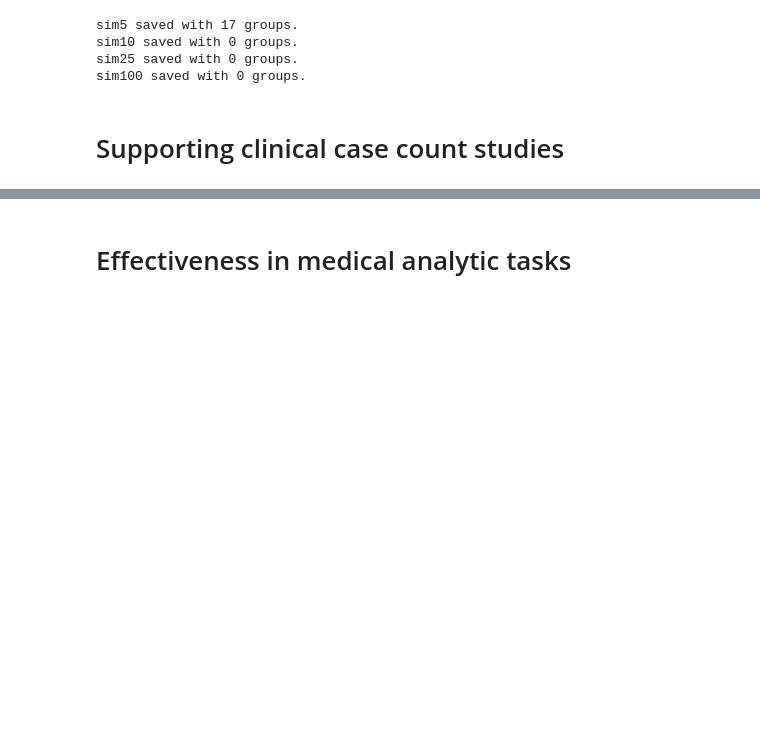
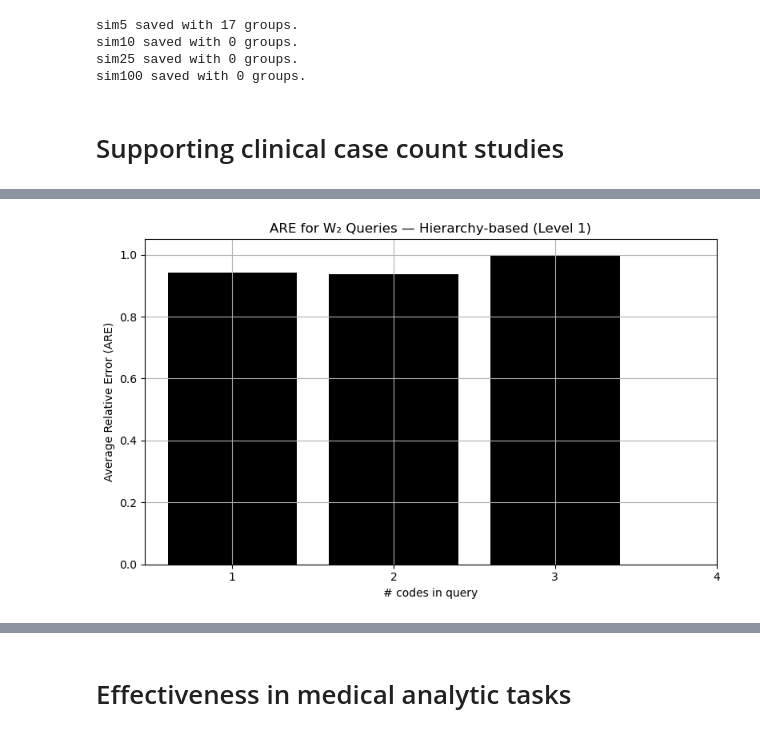
Before and after one commit to ikotsov/Disassociation-Algorithm, a Jupyter notebook: notebooks/experimental_evaluation.ipynb, the cells around one changed output, grey strips where cells are left out. Drawn from its saved outputs; the diff is of its cells as text; code cells hidden in the pictures; blank space fills up the shorter version.

Commit message:
feat: add supporting clinical case count studies

```diff
--- a/notebooks/experimental_evaluation.ipynb
+++ b/notebooks/experimental_evaluation.ipynb
@@ -363,0 +418,31 @@ sim100 saved with 0 groups.
+# %%
+from tqdm.notebook import tqdm
+
+def evaluate_are(workload_groups, records, disassoc_clusters, num_queries=50, max_query_size=4):
+    are_by_size = {size: [] for size in range(1, max_query_size+1)}
+
+    for size in range(1, max_query_size+1):
+        for _ in tqdm(range(num_queries), desc=f"Query size {size}"):
+            group = random.choice([g for g in workload_groups if len(g) >= size + 1])
+            query = random.sample(group, size)
+            full_query = query + [random.choice(group)]
+
+            true_count = count_matches(records, full_query)
+
+            lower, upper = 0, 0
+            for cluster in disassoc_clusters:
+                l, u = get_disassoc_bounds(cluster, full_query)
+                lower += l
+                upper += u
+
+            if true_count == 0:
+                print(f"Query {full_query} not found in original dataset.")
+            else:
+                est = (lower + upper) / 2
+                are = abs(est - true_count) / max(1, true_count)
+                are_by_size[size].append(are)
+
+    return are_by_size
+
+# Run the ARE experiment
+results = evaluate_are(filtered_utility_groups, original_records, disassoc_data)
@@ -363,0 +501,15 @@ sim100 saved with 0 groups.
+# %%
+# --- Plot ---
+plt.figure(figsize=(8, 5))
+x_vals = sorted(results.keys())
+y_vals = [np.mean(results[size]) for size in x_vals]
+plt.bar(x_vals, y_vals, color="black")
+plt.xticks(x_vals)
+plt.xlabel("# codes in query")
+plt.ylabel("Average Relative Error (ARE)")
+plt.title("ARE for W₂ Queries — Hierarchy-based (Level 1)")
+plt.grid(True)
+plt.tight_layout()
+plt.show()
+# %% [output]
+[figure, added]
```
Also changed, not shown: parts of 8 cells of this notebook.
